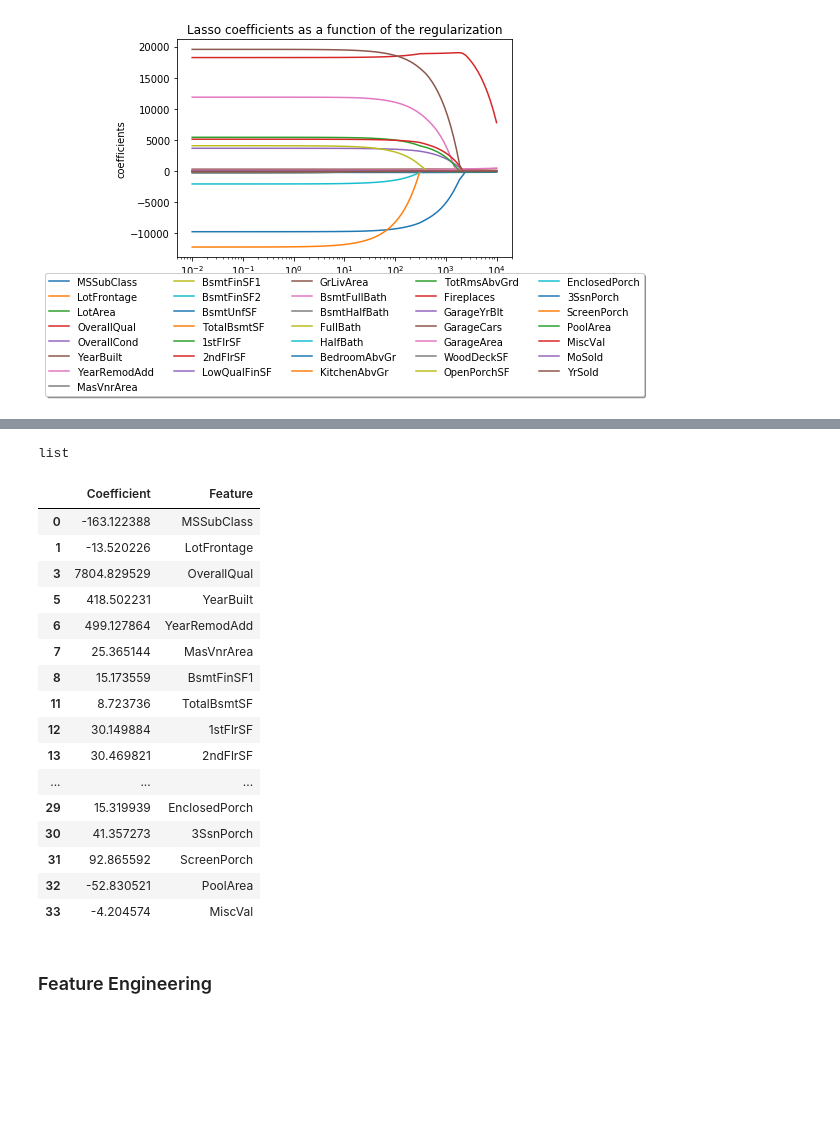
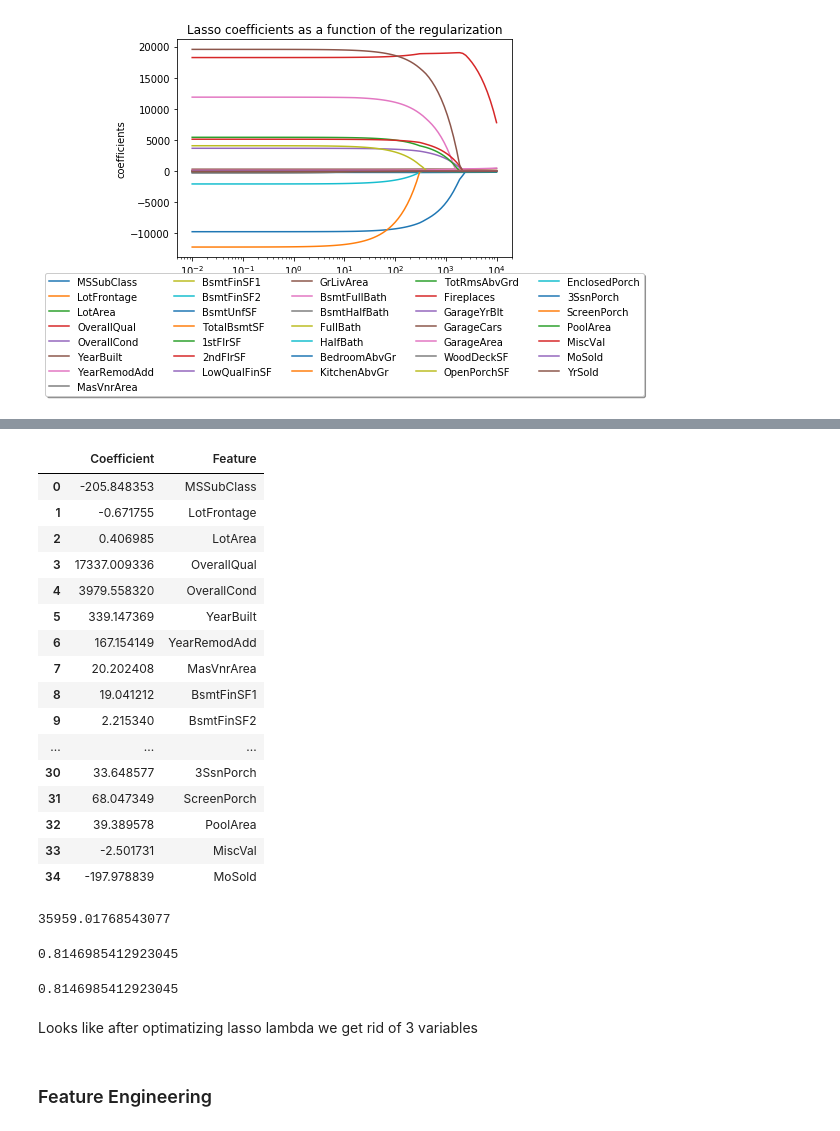
Before and after one commit to jakedaford/housing-prices-ML-project, a Jupyter notebook: olga/Ames_housing_EDA_Olga.ipynb, the cells around one changed output, grey strips where cells are left out. Saved outputs shown, nothing was run; the diff lists cells and outputs as text; code cells hidden in the pictures; blank space fills up the shorter version.

Commit message:
added best lambda

```diff
--- a/olga/Ames_housing_EDA_Olga.ipynb
+++ b/olga/Ames_housing_EDA_Olga.ipynb
@@ -13,7 +13,7 @@ import seaborn as sns
 # To Plot matplotlib figures inline on the notebook
 %matplotlib inline
 # %%
-df = pd.read_csv('data/train.csv')
+df = pd.read_csv('./data/train.csv')
 df.head(5)
 # %% [output]
 |  | Id | MSSubClass | MSZoning | LotFrontage | LotArea | Street | Alley | LotShape | LandContour | ... |
@@ -526,0 +538,15 @@ plt.show()
+# %%
+from sklearn.model_selection import GridSearchCV
+from sklearn import datasets
+
+lasso = linear_model.Lasso()
+#alphas_lasso = np.logspace(-2, 4, 100)
+grid_param = [{'alpha': alphas_lasso}]
+## fit all models
+para_search = GridSearchCV(estimator=lasso, param_grid=grid_param, scoring='neg_mean_squared_error', cv=3, return_train_score=True)
+para_search = para_search.fit(X_test, y_test)
+
+best_score=para_search.best_score_
+best_alpha=para_search.best_params_['alpha']
+print(best_score)
+print(best_alpha)
@@ -527,6 +556,6 @@ plt.show()
 # %%
 ## coefficients
-lasso = linear_model.Lasso(alpha=10e3) # create a lasso instance
+lasso = linear_model.Lasso(alpha=best_alpha) # create a lasso instance
 lasso.fit(X_train,y_train) # fit data
 lasso.intercept_ # print out the coefficients
 # %% [output]
@@ -554,29 +583,25 @@ list(zip(X_train.columns,lasso.coef_))
 # %%
 numeric_features=list(zip(X_train.columns,lasso.coef_))
-# %%
-type(numeric_features)
-# %% [output]
-list
 # %%
 features_df = pd.DataFrame({'Feature': X_train.columns,
         'Coefficient': lasso.coef_})
 # %%
-features_df.loc[abs(features_df.Coefficient) >1]
+features_df.loc[abs(features_df.Coefficient) >0.05]
 # %% [output]
 |  | Coefficient | Feature |
-| 0 | -163.122388 | MSSubClass |
-| 1 | -13.520226 | LotFrontage |
-| 3 | 7804.829529 | OverallQual |
-| 5 | 418.502231 | YearBuilt |
-| 6 | 499.127864 | YearRemodAdd |
-| 7 | 25.365144 | MasVnrArea |
-| 8 | 15.173559 | BsmtFinSF1 |
-| 11 | 8.723736 | TotalBsmtSF |
-| 12 | 30.149884 | 1stFlrSF |
-| 13 | 30.469821 | 2ndFlrSF |
+| 0 | -205.848353 | MSSubClass |
+| 1 | -0.671755 | LotFrontage |
+| 2 | 0.406985 | LotArea |
+| 3 | 17337.009336 | OverallQual |
+| 4 | 3979.558320 | OverallCond |
+| 5 | 339.147369 | YearBuilt |
+| 6 | 167.154149 | YearRemodAdd |
+| 7 | 20.202408 | MasVnrArea |
+| 8 | 19.041212 | BsmtFinSF1 |
+| 9 | 2.215340 | BsmtFinSF2 |
 | ... | ... | ... |
-| 29 | 15.319939 | EnclosedPorch |
-| 30 | 41.357273 | 3SsnPorch |
-| 31 | 92.865592 | ScreenPorch |
-| 32 | -52.830521 | PoolArea |
-| 33 | -4.204574 | MiscVal |
+| 30 | 33.648577 | 3SsnPorch |
+| 31 | 68.047349 | ScreenPorch |
+| 32 | 39.389578 | PoolArea |
+| 33 | -2.501731 | MiscVal |
+| 34 | -197.978839 | MoSold |
@@ -583,3 +610,17 @@ features_df.loc[abs(features_df.Coefficient) >1]
+# %%
+root_mean_squared_error(y_test,test_set_pred2)
+# %% [output]
+35959.01768543077
+# %%
+lasso.score(X_test,y_test) #built-in formula
+# %% [output]
+0.8146985412923045
+# %%
+R2_score(y_test, test_set_pred2) #same as above
+# %% [output]
+0.8146985412923045
+# %% [markdown]
+Looks like after optimatizing lasso lambda we get rid of 3 variables
 # %% [markdown]
 ### Feature Engineering
 # %%
```
Also changed, not shown: parts of 10 cells of this notebook.
